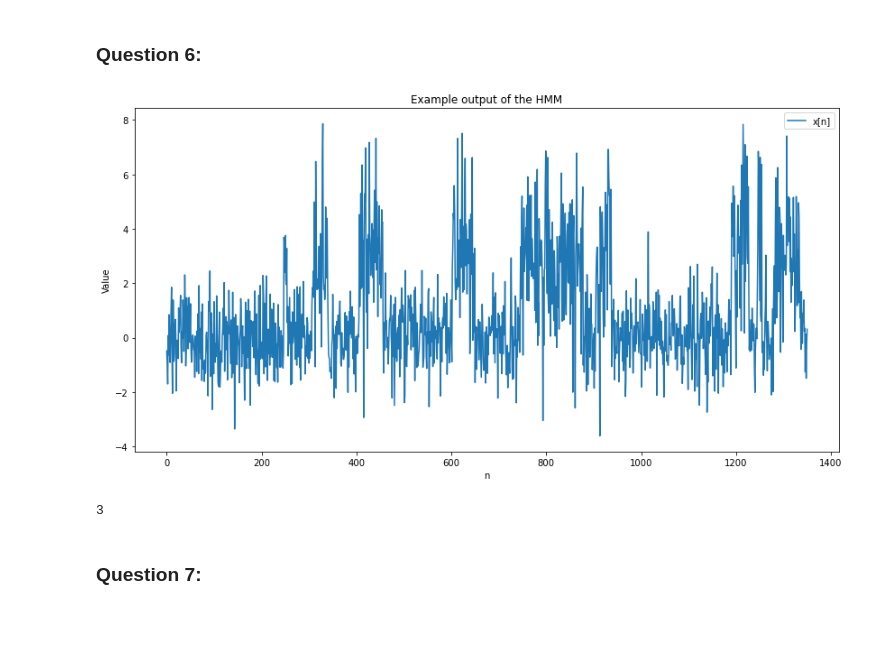
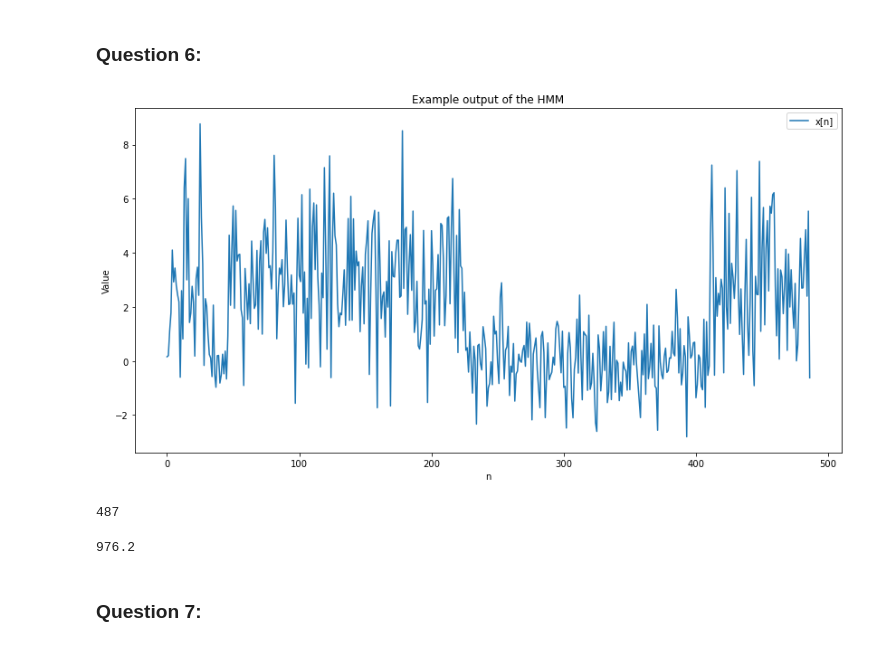
Before and after one commit to TerenceDeng/FEO3274, a Jupyter notebook: Assignment_1_EQ2341/EQ2341_Assignment_1.ipynb, the cells around one changed output. Saved outputs shown, nothing was run; the diff lists cells and outputs as text; code cells hidden in the pictures; blank space fills up the shorter version.

Commit message:
Mean of finite hmm
a

```diff
--- a/Assignment_1_EQ2341/EQ2341_Assignment_1.ipynb
+++ b/Assignment_1_EQ2341/EQ2341_Assignment_1.ipynb
@@ -168,28 +168,31 @@ plt.show()
 # %%
 u1=0;u2=3;std1=1;std2=2;
 mc = MarkovChain( np.array( [ 0.75, 0.25 ] ), np.array( [ [ 0.99, 0.009,0.001 ], [ 0.029, 0.97,0.001 ] ] ) )
 
 g1 = GaussD( means=[u1], stdevs=[std1] )   # Distribution for state = 1
 g2 = GaussD( means=[u2], stdevs=[std2] )   # Distribution for state = 2
 h  = HMM( mc, [g1, g2])                # The HMM
-x,s = h.rand(2000)
+x,s = h.rand(5000)
 n=np.arange(len(x[0,:]))
 plt.figure(figsize=(14,7))
 plt.plot(n,x[0,:],label="x[n]")
 plt.xlabel("n")
 plt.ylabel("Value")
 plt.title("Example output of the HMM")
 plt.legend()
 plt.show()
+print(len(x[0,:]))
 # %% [output]
-[figure, old version]
+[figure, new version]
+487
-# %%
-mc = MarkovChain( np.array( [ 0.75, 0.25 ] ), np.array( [ [ 0.985, 0.005,0.01 ], [ 0.025, 0.965,0.01 ] ] ) )
-S=mc.rand(500)
-#print(S)
-mc.A.shape[1]
-# %% [output]
-3
+# %%
+lenghts=[]
+for i in range(40):
+    x,s = h.rand(10000)
+    lenghts.append(len(x[0,:]))
+print(np.mean(lenghts)) #Mean around 1k
+# %% [output]
+976.2
 # %% [markdown]
 ### Question 7:
 # %%
```
Also changed, not shown: parts of 1 cell of this notebook.
